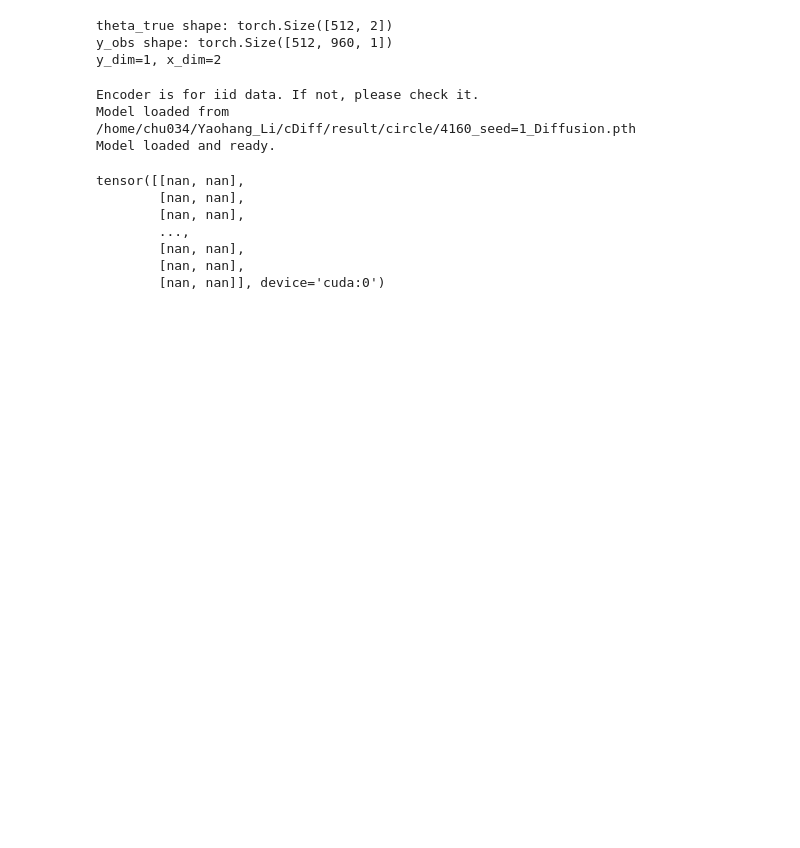
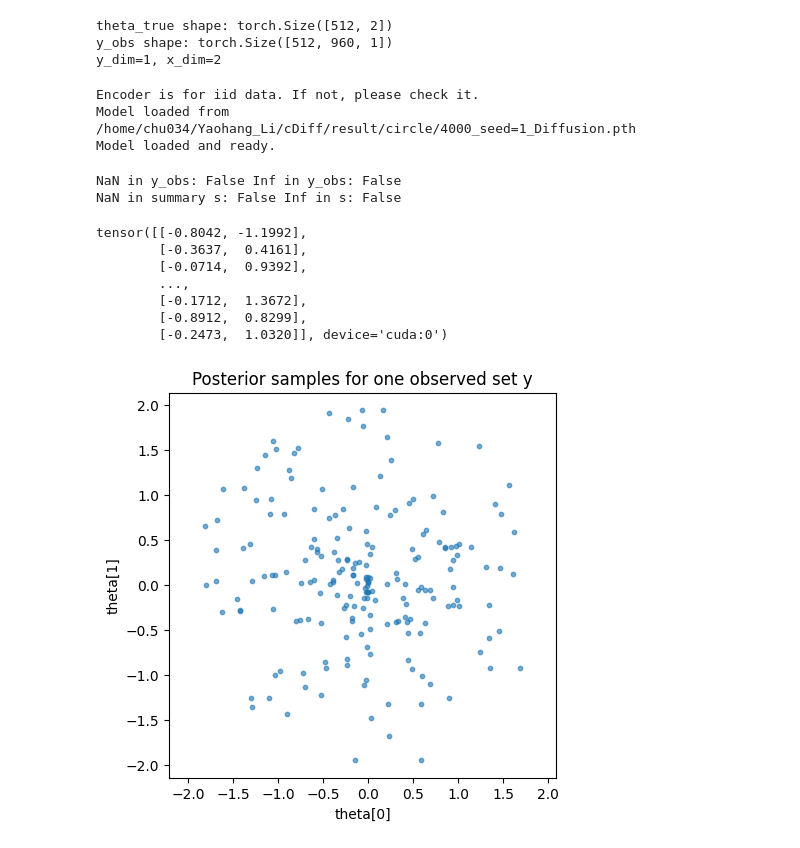
Before and after one commit to Chunyu-Hugh/cDiff, a Jupyter notebook: circle_inference_test.ipynb, the cells around one changed output. Saved outputs shown, nothing was run; the diff lists cells and outputs as text; code cells hidden in the pictures; blank space fills up the shorter version.

```diff
--- a/circle_inference_test.ipynb
+++ b/circle_inference_test.ipynb
@@ -38,7 +38,7 @@ from utils import load_torch_model, SET_SEED
 # ----- Config -----
 # Match these with your training run
 load_path = "/home/chu034/Yaohang_Li/cDiff/result/circle"   # --save_path result --dataset circle
-epochs = 4160                  # --epochs 5000
+epochs = 4000                  # --epochs 5000
 seed = 1                       # pick a trained seed in [1..10] per your run
 model_type = "Diffusion"       # --model Diffusion (nickname if any was appended during training)
 
@@ -101,5 +105,5 @@ _ = model.to(DEVICE).eval()
 print("Model loaded and ready.")
 # %% [output]
 Encoder is for iid data. If not, please check it.
-Model loaded from /home/chu034/Yaohang_Li/cDiff/result/circle/4160_seed=1_Diffusion.pth
+Model loaded from /home/chu034/Yaohang_Li/cDiff/result/circle/4000_seed=1_Diffusion.pth
 Model loaded and ready.
@@ -112,44 +110,61 @@ with torch.no_grad():
+# %%
+# Run inference: posterior samples of theta given observed y
+# 1) 输入是否含 NaN/Inf
+print("NaN in y_obs:", torch.isnan(y_obs).any().item(), "Inf in y_obs:", torch.isinf(y_obs).any().item())
+
+# 2) 编码后的摘要 s 是否含 NaN（只测 encoder）
+with torch.no_grad():
+    s = model.summary(y_obs.to(DEVICE)) if model.use_encoder else y_obs.to(DEVICE)
+print("NaN in summary s:", torch.isnan(s).any().item(), "Inf in s:", torch.isinf(s).any().item())
+y_batch = y_obs.to(DEVICE)
+with torch.no_grad():
+    theta_est = model.sample(y_batch, num_steps=18)  # [B, 2]
+# %% [output]
+NaN in y_obs: False Inf in y_obs: False
+NaN in summary s: False Inf in s: False
 # %%
 theta_est
 # %% [output]
-tensor([[nan, nan],
-        [nan, nan],
-        [nan, nan],
+tensor([[-0.8042, -1.1992],
+        [-0.3637,  0.4161],
+        [-0.0714,  0.9392],
         ...,
-        [nan, nan],
-        [nan, nan],
-        [nan, nan]], device='cuda:0')
+        [-0.1712,  1.3672],
+        [-0.8912,  0.8299],
+        [-0.2473,  1.0320]], device='cuda:0')
 # %%
 
 theta_est_cpu = theta_est.detach().cpu().numpy()
 theta_true_cpu = theta_true.detach().cpu().numpy()
 
-# Scatter: true theta vs estimated theta per dim
-plt.figure(figsize=(10, 4))
-for i in range(x_dim):
-    plt.subplot(1, x_dim, i + 1)
-    plt.scatter(theta_true_cpu[:, i], theta_est_cpu[:, i], s=10, alpha=0.5)
-    plt.xlabel(f"True theta[{i}]")
-    plt.ylabel(f"Est theta[{i}]")
-    plt.title(f"Dim {i}")
-plt.tight_layout()
-plt.show()
+# # Scatter: true theta vs estimated theta per dim
+# plt.figure(figsize=(10, 4))
+# for i in range(x_dim):
+#     plt.subplot(1, x_dim, i + 1)
+#     plt.scatter(theta_true_cpu[:, i], theta_est_cpu[:, i], s=10, alpha=0.5)
+#     plt.xlabel(f"True theta[{i}]")
+#     plt.ylabel(f"Est theta[{i}]")
+#     plt.title(f"Dim {i}")
+# plt.tight_layout()
+# plt.show()
 
 # Optional: visualize samples for one observed set y
 idx = 0
 one_y = y_batch[idx:idx+1]
 with torch.no_grad():
     samples = model.sample(one_y, num_steps=18)  # [1, 2]
 
 # For visualization, draw multiple samples by repeating the same condition
 with torch.no_grad():
     cond = one_y.repeat(200, 1, 1)  # 200 posterior samples
-    samples_many = model.sample(cond, num_steps=18).detach().cpu().numpy()
+    samples_many = model.sample(cond, num_steps=50).detach().cpu().numpy()
 
 plt.figure(figsize=(5, 5))
 plt.scatter(samples_many[:, 0], samples_many[:, 1], s=10, alpha=0.6)
 plt.xlabel("theta[0]")
 plt.ylabel("theta[1]")
 plt.title("Posterior samples for one observed set y")
 plt.axis('equal')
 plt.show()
+# %% [output]
+[figure, added]
```
Also changed, not shown: parts of 4 cells of this notebook.
